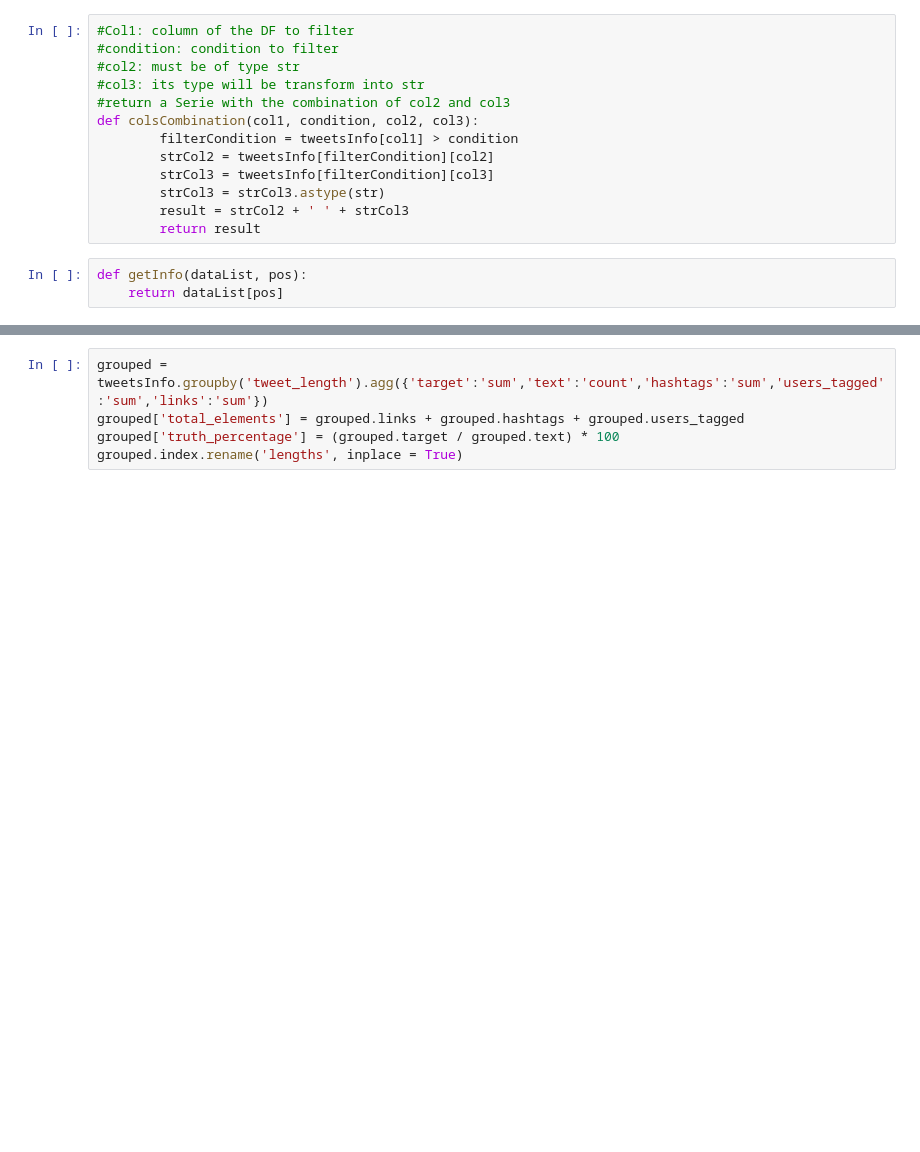
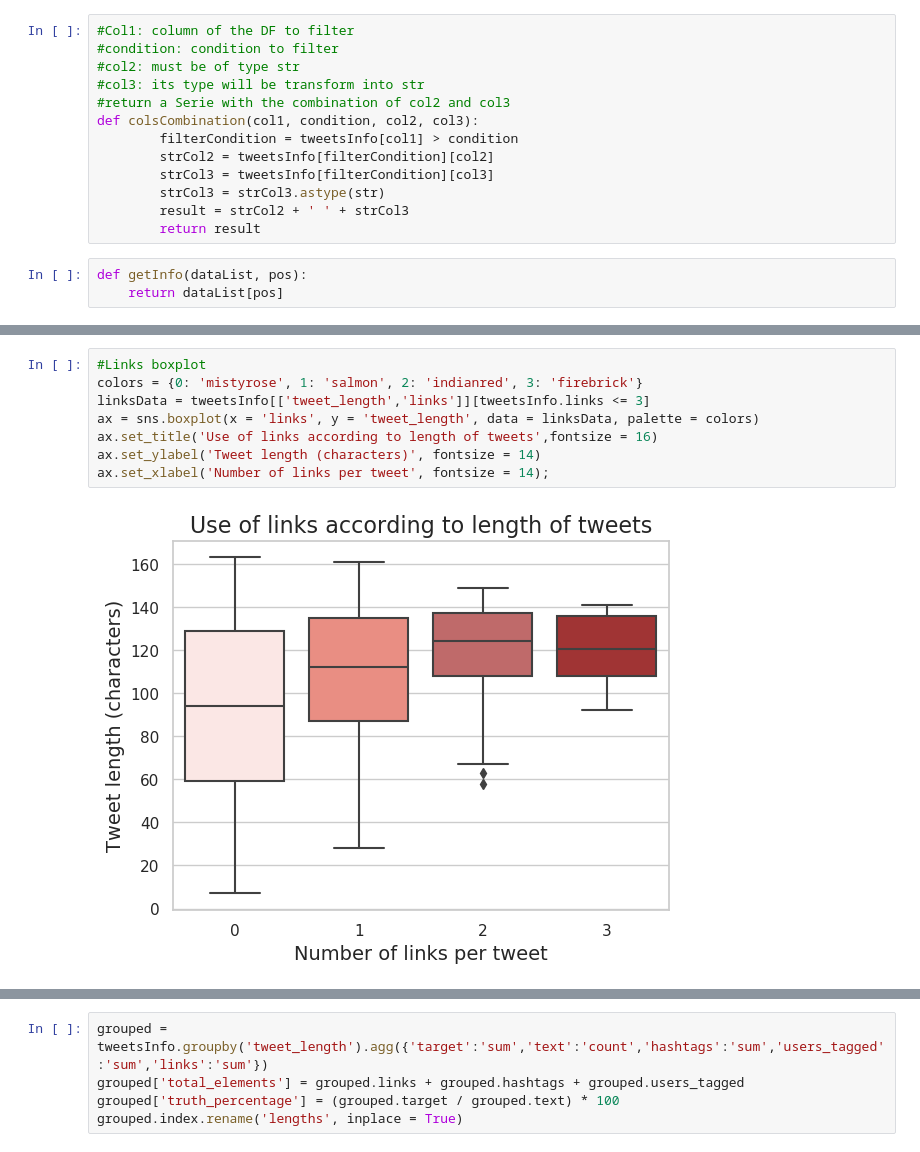
Before and after one commit to d-bizari/Organizacion-de-datos, a Jupyter notebook: TP1.ipynb, the cells around one changed output, grey strips where cells are left out. Cells and saved outputs as stored; diff of their text form; blank space fills up the shorter version.

```diff
--- a/TP1.ipynb
+++ b/TP1.ipynb
@@ -334,0 +613,10 @@ tweetsInfo.head()
+# %%
+#Links boxplot
+colors = {0: 'mistyrose', 1: 'salmon', 2: 'indianred', 3: 'firebrick'}
+linksData = tweetsInfo[['tweet_length','links']][tweetsInfo.links <= 3]
+ax = sns.boxplot(x = 'links', y = 'tweet_length', data = linksData, palette = colors)
+ax.set_title('Use of links according to length of tweets',fontsize = 16)
+ax.set_ylabel('Tweet length (characters)', fontsize = 14)
+ax.set_xlabel('Number of links per tweet', fontsize = 14);
+# %% [output]
+[figure, added]
```
Also changed, not shown: parts of 74 cells of this notebook.
